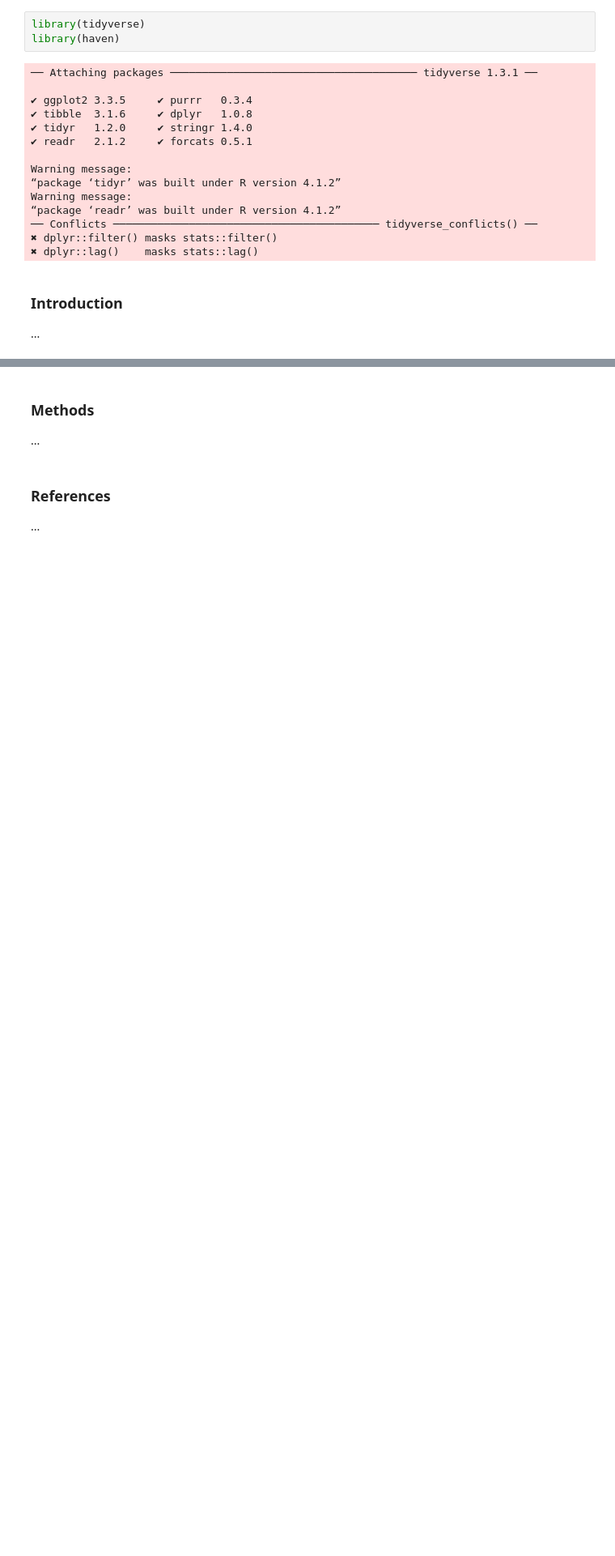
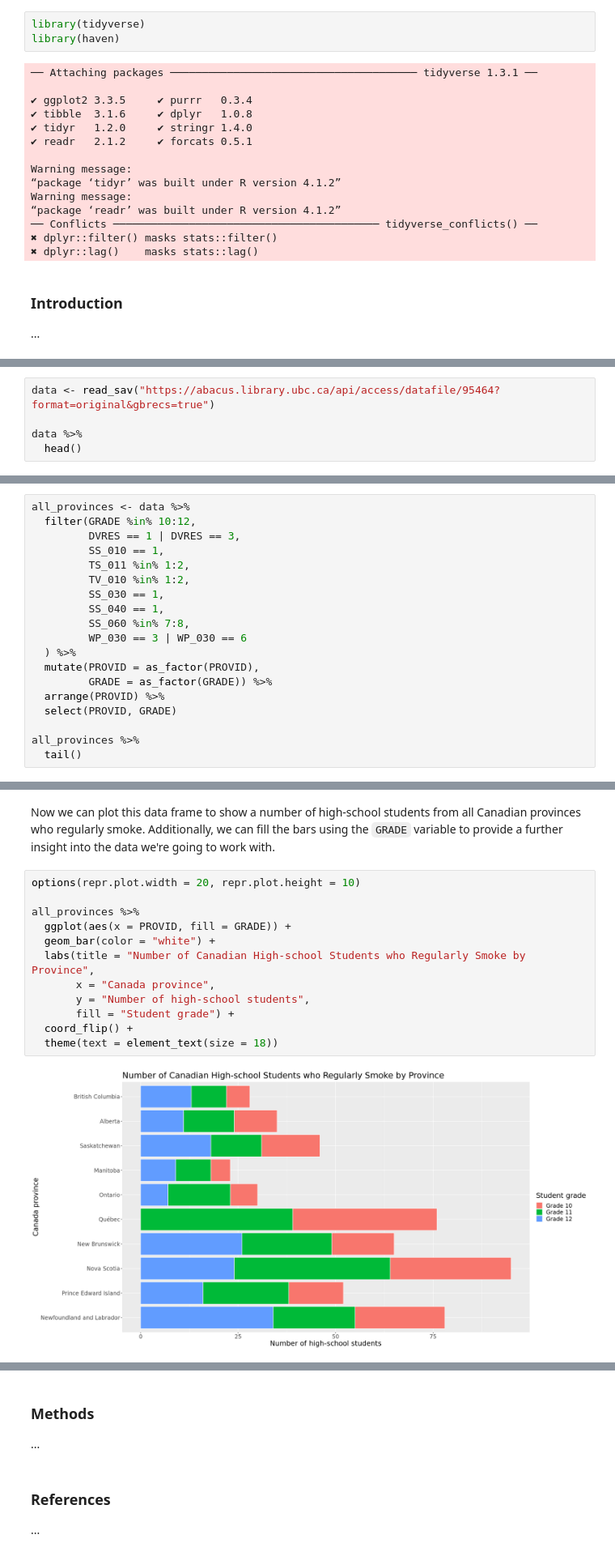
Before and after one commit to Ihor16/stat-201-project, a Jupyter notebook: Proposal.ipynb, the cells around one changed output, grey strips where cells are left out. Shown at 81% size. Drawn from its saved outputs; the diff is of its cells as text; blank space fills up the shorter version.

```diff
--- a/Proposal.ipynb
+++ b/Proposal.ipynb
@@ -26,0 +27,5 @@ Warning message:
+# %%
+data <- read_sav("https://abacus.library.ubc.ca/api/access/datafile/95464?format=original&gbrecs=true")
+
+data %>%
+  head()
@@ -26,0 +44,19 @@ Warning message:
+# %%
+all_provinces <- data %>%
+  filter(GRADE %in% 10:12,
+         DVRES == 1 | DVRES == 3,
+         SS_010 == 1,
+         TS_011 %in% 1:2,
+         TV_010 %in% 1:2,
+         SS_030 == 1,
+         SS_040 == 1,
+         SS_060 %in% 7:8,
+         WP_030 == 3 | WP_030 == 6
+  ) %>%
+  mutate(PROVID = as_factor(PROVID),
+         GRADE = as_factor(GRADE)) %>%
+  arrange(PROVID) %>%
+  select(PROVID, GRADE)
+
+all_provinces %>%
+  tail()
@@ -26,0 +73,16 @@ Warning message:
+# %% [markdown]
+Now we can plot this data frame to show a number of  high-school students from all Canadian provinces who regularly smoke. Additionally, we can fill the bars using the `GRADE` variable to provide a further insight into the data we're going to work with.
+# %%
+options(repr.plot.width = 20, repr.plot.height = 10)
+
+all_provinces %>%
+  ggplot(aes(x = PROVID, fill = GRADE)) +
+  geom_bar(color = "white") +
+  labs(title = "Number of Canadian High-school Students who Regularly Smoke by Province",
+       x = "Canada province",
+       y = "Number of high-school students",
+       fill = "Student grade") +
+  coord_flip() +
+  theme(text = element_text(size = 18))
+# %% [output]
+[figure, added]
```
Also changed, not shown: parts of 13 cells of this notebook.
